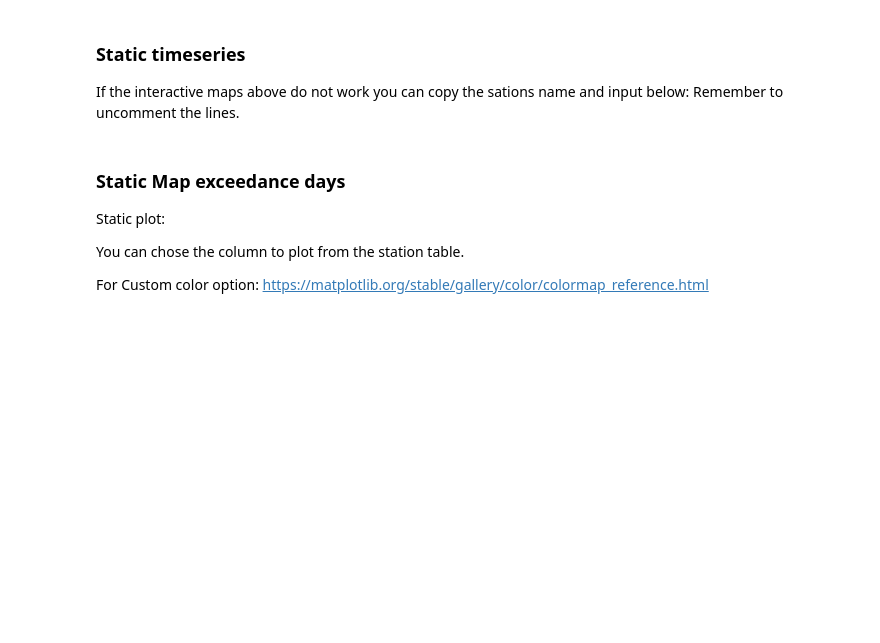
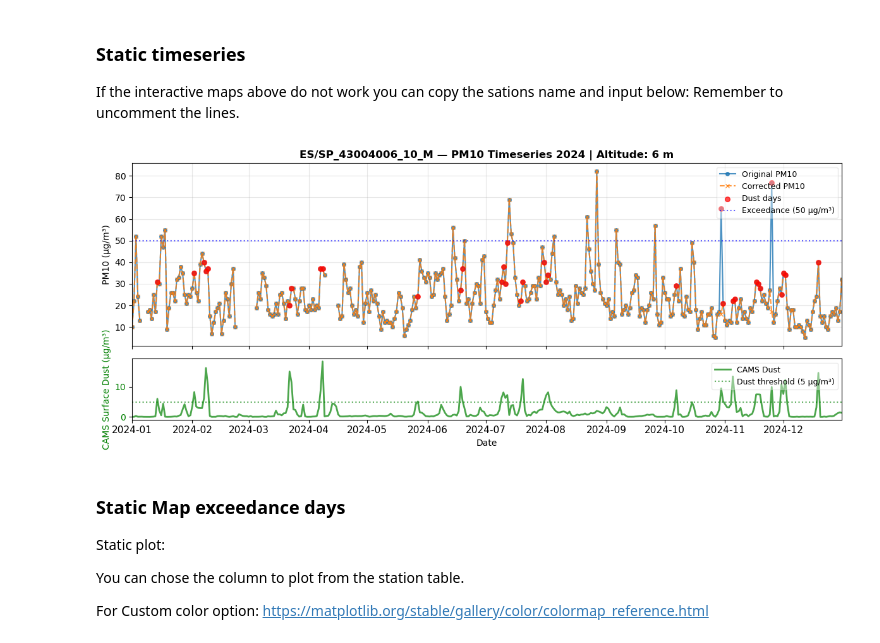
Before and after one commit to jessieaha/CAMS_dust_deduction_tool, a Jupyter notebook: Dust_deduction_tool_full.ipynb, the cells around one changed output. Cells and saved outputs as stored; diff of their text form; code cells hidden in the pictures; blank space fills up the shorter version.

```diff
--- a/Dust_deduction_tool_full.ipynb
+++ b/Dust_deduction_tool_full.ipynb
@@ -855,15 +845,19 @@ Color and size of the dots indicate the average PM10 concentration before removi
 If the interactive maps above do not work you can copy the sations name and input below: Remember to uncomment the lines.
 # %%
 # @title
-# ########### USER INPUT ##############
-# # print(stations)
-# station_name = 'ES/SP_43004006_10_M' # specify station to plot
-# #####################################
-# # Plot timeseries for this station
-# fig, ax = plot_station_timeseries(station_name, obs_2024,
-#                        year = YEAR,
-#                        exceedance_threshold= PM10_daily_threshold,
-#                       cams_dust_threshold= CAMS_dust_threshold)
+########### USER INPUT ##############
+# print(stations)
+station_name = 'ES/SP_43004006_10_M' # specify station to plot
+#####################################
+# Plot timeseries for this station
+fig, ax = plot_station_timeseries(station_name, df_2024,
+                       year = YEAR,
+                       time_column = 'day',
+                       observed_pm10_col= 'daily_mean',
+                       exceedance_threshold= PM10_daily_threshold,
+                      cams_dust_threshold= CAMS_dust_threshold)
+# %% [output]
+[figure, added]
 # %% [markdown]
 ### Static Map exceedance days
 
```
Also changed, not shown: parts of 7 cells of this notebook.
